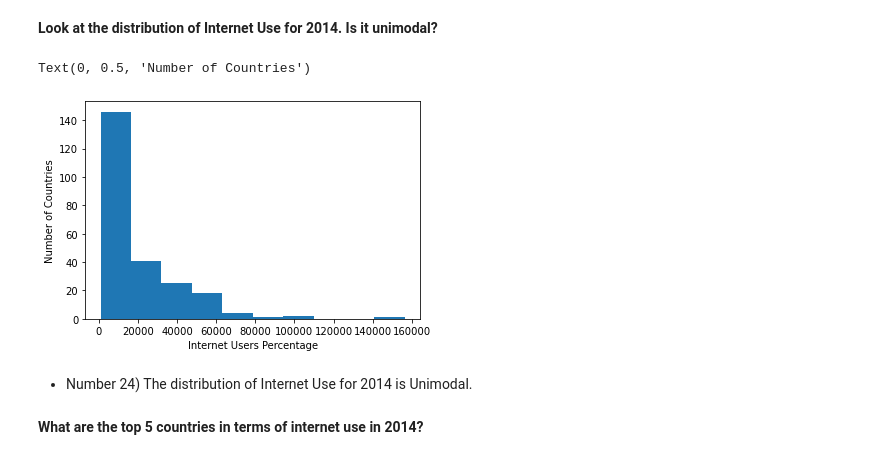
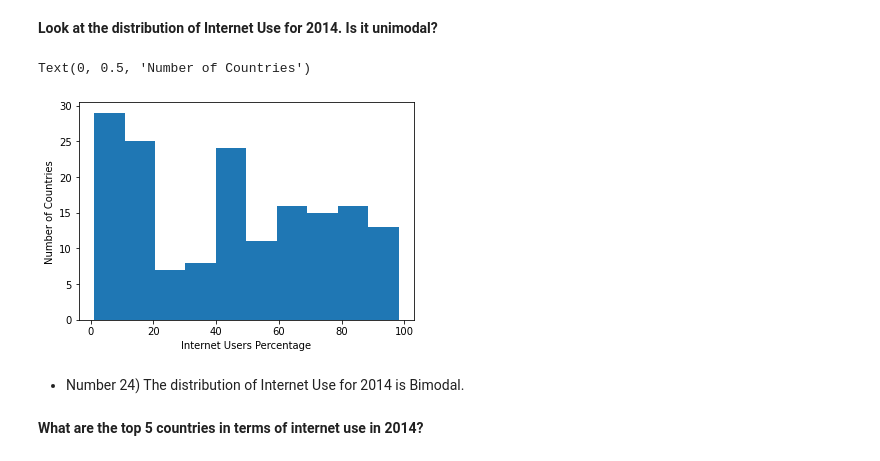
Before and after one commit to NSS-Full-Time-Data-Analytics-7/gdp-and-internet-usage-JSMitchem, a Jupyter notebook: notebook/firstPythonProject.ipynb, the cells around one changed output. Cells and saved outputs as stored; diff of their text form; code cells hidden in the pictures.

```diff
--- a/notebook/firstPythonProject.ipynb
+++ b/notebook/firstPythonProject.ipynb
@@ -324,14 +324,14 @@ Text(0, 0.5, 'Number of Countries')
 **Look at the distribution of Internet Use for 2014. Is it unimodal?**
 # %%
 two014_internet = two014.Internet_Users_Pct
-plt.hist(two014_gdp)
+plt.hist(two014_internet)
 plt.xlabel('Internet Users Percentage')
 plt.ylabel('Number of Countries')
 # %% [output]
 Text(0, 0.5, 'Number of Countries')
-[figure, old version]
+[figure, new version]
 # %% [markdown]
-* Number 24) The distribution of Internet Use for 2014 is Unimodal.
+* Number 24) The distribution of Internet Use for 2014 is Bimodal.
 # %% [markdown]
 **What are the top 5 countries in terms of internet use in 2014?**
 # %%
```
